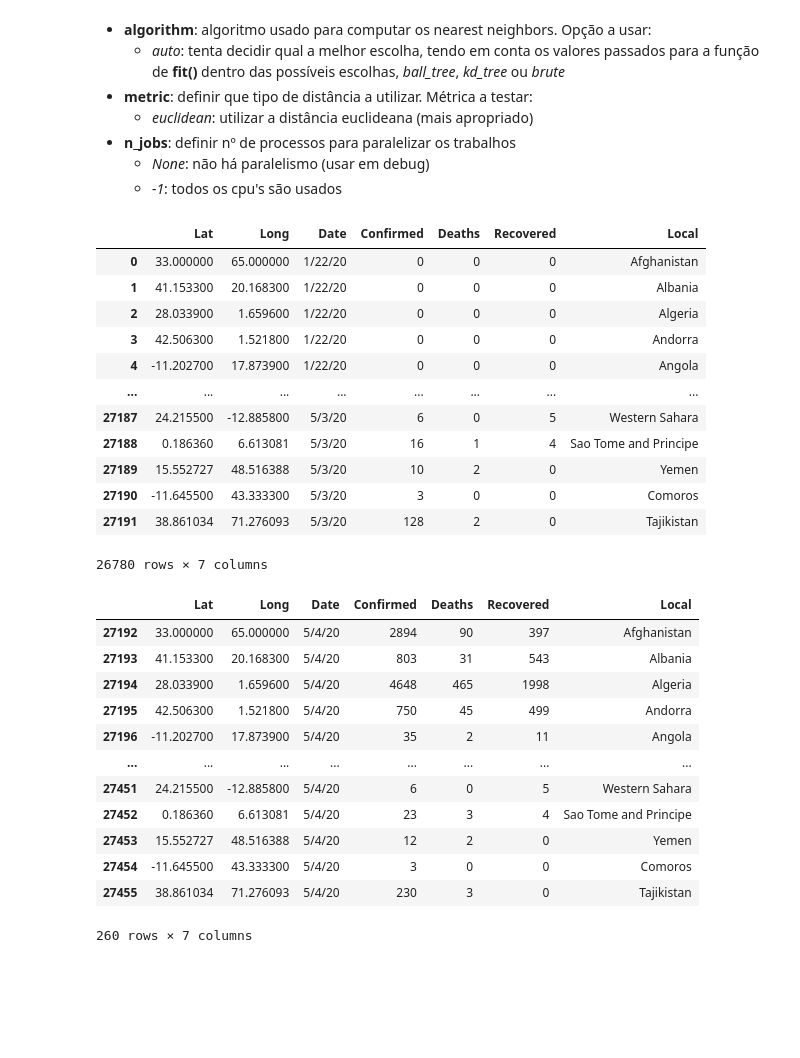
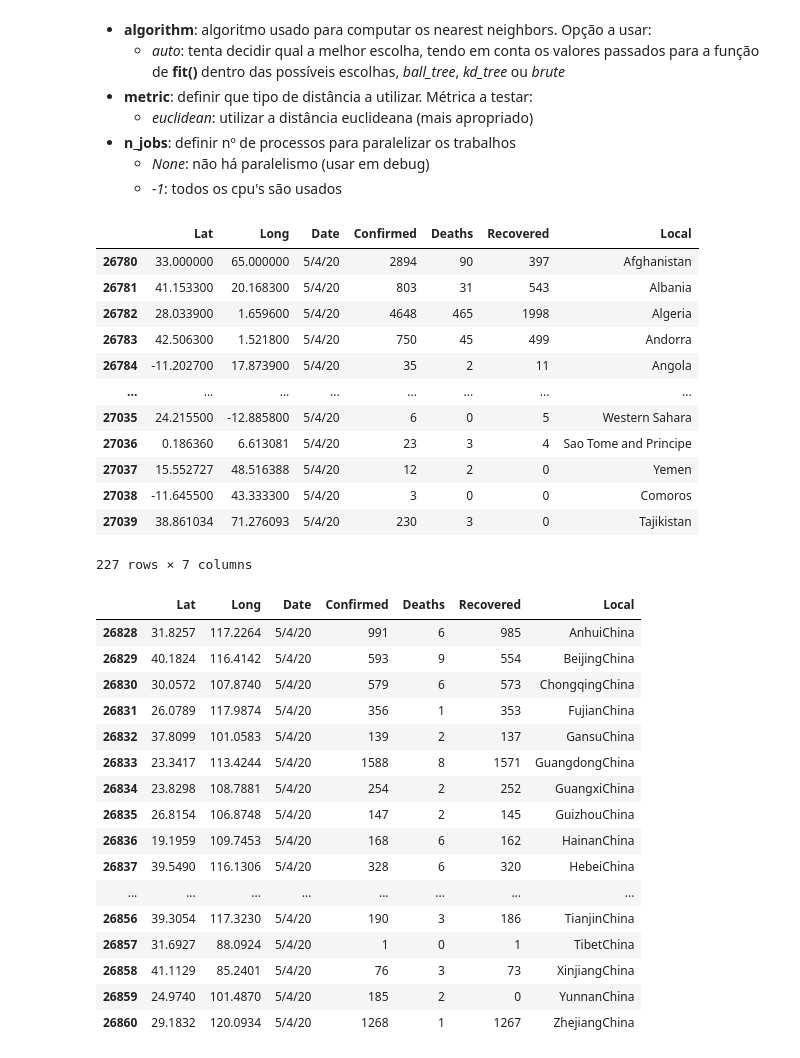
Before and after one commit to JoaoRicardoCardoso/MIEIC_IART_19_PROJ, a Jupyter notebook: PROJ2/Distance.Epi.ipynb, the cells around one changed output. Saved outputs shown, nothing was run; the diff lists cells and outputs as text; code cells hidden in the pictures; blank space fills up the shorter version.

```diff
--- a/PROJ2/Distance.Epi.ipynb
+++ b/PROJ2/Distance.Epi.ipynb
@@ -99,0 +84,4 @@ covid_data
+# %%
+covid_data = covid_data.reset_index()
+del covid_data['index']
+covid_data
@@ -121,40 +123,44 @@ Já que pretendemos construir um modelo de regressão destes dados, vamos recorr
 # %%
 #data de teste: 4/5/20
 #criar set de treino
-train = covid_data[covid_data['Date']!='5/4/20']
+train = covid_data[(covid_data['Date']=='5/4/20') & (~covid_data['Local'].str.contains('China'))]
 train
 # %% [output]
 |  | Lat | Long | Date | Confirmed | Deaths | Recovered | Local |
-| 0 | 33.000000 | 65.000000 | 1/22/20 | 0 | 0 | 0 | Afghanistan |
-| 1 | 41.153300 | 20.168300 | 1/22/20 | 0 | 0 | 0 | Albania |
-| 2 | 28.033900 | 1.659600 | 1/22/20 | 0 | 0 | 0 | Algeria |
-| 3 | 42.506300 | 1.521800 | 1/22/20 | 0 | 0 | 0 | Andorra |
-| 4 | -11.202700 | 17.873900 | 1/22/20 | 0 | 0 | 0 | Angola |
+| 26780 | 33.000000 | 65.000000 | 5/4/20 | 2894 | 90 | 397 | Afghanistan |
+| 26781 | 41.153300 | 20.168300 | 5/4/20 | 803 | 31 | 543 | Albania |
+| 26782 | 28.033900 | 1.659600 | 5/4/20 | 4648 | 465 | 1998 | Algeria |
+| 26783 | 42.506300 | 1.521800 | 5/4/20 | 750 | 45 | 499 | Andorra |
+| 26784 | -11.202700 | 17.873900 | 5/4/20 | 35 | 2 | 11 | Angola |
 | ... | ... | ... | ... | ... | ... | ... | ... |
-| 27187 | 24.215500 | -12.885800 | 5/3/20 | 6 | 0 | 5 | Western Sahara |
-| 27188 | 0.186360 | 6.613081 | 5/3/20 | 16 | 1 | 4 | Sao Tome and Principe |
-| 27189 | 15.552727 | 48.516388 | 5/3/20 | 10 | 2 | 0 | Yemen |
-| 27190 | -11.645500 | 43.333300 | 5/3/20 | 3 | 0 | 0 | Comoros |
-| 27191 | 38.861034 | 71.276093 | 5/3/20 | 128 | 2 | 0 | Tajikistan |
+| 27035 | 24.215500 | -12.885800 | 5/4/20 | 6 | 0 | 5 | Western Sahara |
+| 27036 | 0.186360 | 6.613081 | 5/4/20 | 23 | 3 | 4 | Sao Tome and Principe |
+| 27037 | 15.552727 | 48.516388 | 5/4/20 | 12 | 2 | 0 | Yemen |
+| 27038 | -11.645500 | 43.333300 | 5/4/20 | 3 | 0 | 0 | Comoros |
+| 27039 | 38.861034 | 71.276093 | 5/4/20 | 230 | 3 | 0 | Tajikistan |
-26780 rows × 7 columns
+227 rows × 7 columns
 # %%
 #criar set de teste
-test = covid_data[covid_data['Date']=='5/4/20']
+test = covid_data[(covid_data['Date']=='5/4/20') & (covid_data['Local'].str.contains('China'))]
 test
 # %% [output]
 |  | Lat | Long | Date | Confirmed | Deaths | Recovered | Local |
-| 27192 | 33.000000 | 65.000000 | 5/4/20 | 2894 | 90 | 397 | Afghanistan |
-| 27193 | 41.153300 | 20.168300 | 5/4/20 | 803 | 31 | 543 | Albania |
-| 27194 | 28.033900 | 1.659600 | 5/4/20 | 4648 | 465 | 1998 | Algeria |
-| 27195 | 42.506300 | 1.521800 | 5/4/20 | 750 | 45 | 499 | Andorra |
-| 27196 | -11.202700 | 17.873900 | 5/4/20 | 35 | 2 | 11 | Angola |
+| 26828 | 31.8257 | 117.2264 | 5/4/20 | 991 | 6 | 985 | AnhuiChina |
+| 26829 | 40.1824 | 116.4142 | 5/4/20 | 593 | 9 | 554 | BeijingChina |
+| 26830 | 30.0572 | 107.8740 | 5/4/20 | 579 | 6 | 573 | ChongqingChina |
+| 26831 | 26.0789 | 117.9874 | 5/4/20 | 356 | 1 | 353 | FujianChina |
+| 26832 | 37.8099 | 101.0583 | 5/4/20 | 139 | 2 | 137 | GansuChina |
+| 26833 | 23.3417 | 113.4244 | 5/4/20 | 1588 | 8 | 1571 | GuangdongChina |
+| 26834 | 23.8298 | 108.7881 | 5/4/20 | 254 | 2 | 252 | GuangxiChina |
+| 26835 | 26.8154 | 106.8748 | 5/4/20 | 147 | 2 | 145 | GuizhouChina |
+| 26836 | 19.1959 | 109.7453 | 5/4/20 | 168 | 6 | 162 | HainanChina |
+| 26837 | 39.5490 | 116.1306 | 5/4/20 | 328 | 6 | 320 | HebeiChina |
 | ... | ... | ... | ... | ... | ... | ... | ... |
-| 27451 | 24.215500 | -12.885800 | 5/4/20 | 6 | 0 | 5 | Western Sahara |
-| 27452 | 0.186360 | 6.613081 | 5/4/20 | 23 | 3 | 4 | Sao Tome and Principe |
-| 27453 | 15.552727 | 48.516388 | 5/4/20 | 12 | 2 | 0 | Yemen |
-| 27454 | -11.645500 | 43.333300 | 5/4/20 | 3 | 0 | 0 | Comoros |
-| 27455 | 38.861034 | 71.276093 | 5/4/20 | 230 | 3 | 0 | Tajikistan |
+| 26856 | 39.3054 | 117.3230 | 5/4/20 | 190 | 3 | 186 | TianjinChina |
+| 26857 | 31.6927 | 88.0924 | 5/4/20 | 1 | 0 | 1 | TibetChina |
+| 26858 | 41.1129 | 85.2401 | 5/4/20 | 76 | 3 | 73 | XinjiangChina |
+| 26859 | 24.9740 | 101.4870 | 5/4/20 | 185 | 2 | 0 | YunnanChina |
+| 26860 | 29.1832 | 120.0934 | 5/4/20 | 1268 | 1 | 1267 | ZhejiangChina |
-260 rows × 7 columns
 # %%
 #colunas em que vamos basear as previsões
 x_columns = ['Lat','Long']
```
Also changed, not shown: parts of 4 cells of this notebook, 1 other file.
